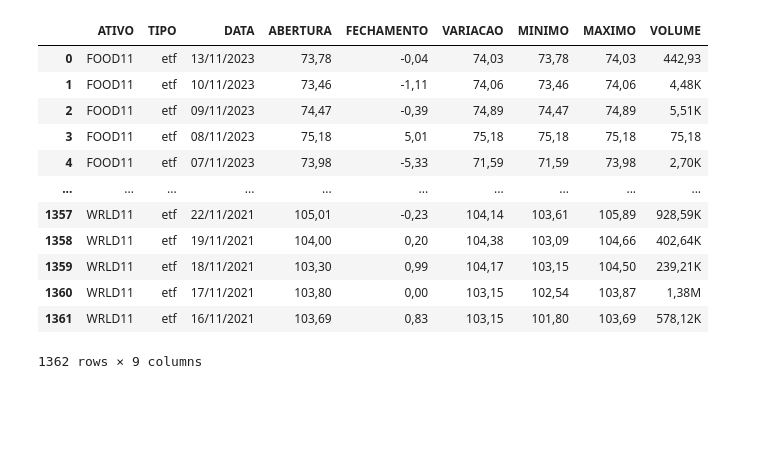
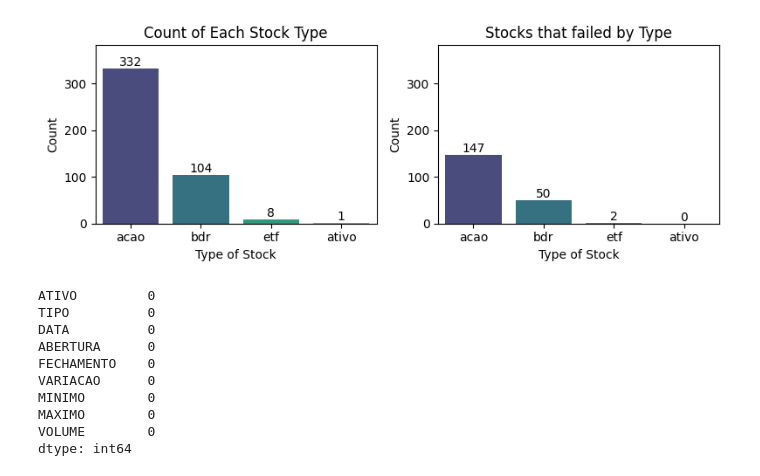
Before and after one commit to eng-robsonsampaio/scrape_stock_market, a Jupyter notebook: scrape_selenium.ipynb, the cells around one changed output. Saved outputs shown, nothing was run; the diff lists cells and outputs as text; code cells hidden in the pictures; blank space fills up the shorter version.

```diff
--- a/scrape_selenium.ipynb
+++ b/scrape_selenium.ipynb
@@ -104,8 +105,8 @@ for p in ax.patches:
 # %%
-def click_on_element(driver, method, path, wait_time=30):
+def click_on_element(driver, method, path, wait_time=15):
     try:
         WebDriverWait(driver, wait_time).until(EC.element_to_be_clickable((method, path))).click()
         return True
     except:
-        print(f'Can not click on {path}')
+        # print(f'Could not click on {path}')
         return False
@@ -262,0 +265,4 @@ resultado
+# %%
+header_df = ['ATIVO', 'TIPO', 'DATA', 'ABERTURA', 'FECHAMENTO', 'VARIACAO', 'MINIMO', 'MAXIMO', 'VOLUME']
+df_resultados = pd.DataFrame(columns=header_df)
+df_fail = pd.DataFrame(columns=['ATIVO', 'TIPO', 'LINK'])
@@ -263,16 +330,58 @@ resultado
+# %%
+import matplotlib.pyplot as plt
+import seaborn as sns
+
+# Criar um gráfico de barras usando seaborn
+fig, axes = plt.subplots(1, 2, figsize=(8, 3), sharey=True)
+
+df_unique = df_resultados.drop_duplicates(subset=['ATIVO', 'TIPO'])
+ax = sns.countplot(x='TIPO', data=df_unique, order=['acao', 'bdr', 'etf', 'ativo'], palette='viridis', ax=axes[0])
+axes[0].set_xlabel('Type of Stock')
+axes[0].set_ylabel('Count')
+axes[0].set_title('Count of Each Stock Type')
+axes[0].tick_params(axis='y', labelleft=True)
+# plt.ylim(top=550)
+# Adicionar a quantidade acima de cada barra
+for p in ax.patches:
+    ax.annotate(f'{int(p.get_height())}', (p.get_x() + p.get_width() / 2., p.get_height()),
+                ha='center', va='center', xytext=(0, 5), textcoords='offset points')
+
+ax_fail = sns.countplot(x='TIPO', data=df_fail, order=['acao', 'bdr', 'etf', 'ativo'], palette='viridis', ax=axes[1])
+axes[1].set_xlabel('Type of Stock')
+axes[1].set_ylabel('Count')
+axes[1].set_title('Stocks that failed by Type')
+axes[1].tick_params(axis='y', labelleft=True)
+
+# Calcular o limite superior para a y-axis separadamente para cada gráfico
+ylim_top_unique = df_unique['TIPO'].value_counts().max() * 1.15  # Aumentar 15%
+ylim_top_fail = df_fail['ATIVO'].value_counts().max() * 1.15  # Aumentar 15%
+limit = 0
+if ylim_top_unique > ylim_top_fail:
+    limit = ylim_top_unique
+else:
+    limit = ylim_top_fail
+# Ajustar o limite superior da y-axis em ambos os gráficos
+axes[0].set_ylim(top=limit)
+axes[1].set_ylim(top=limit)
+
+plt.tight_layout()
+# plt.ylim(top=550)
+# Adicionar a quantidade acima de cada barra
+for p in ax_fail.patches:
+    ax_fail.annotate(f'{int(p.get_height())}', (p.get_x() + p.get_width() / 2., p.get_height()),
+                ha='center', va='center', xytext=(0, 5), textcoords='offset points')
+# %% [output]
+[figure, added]
 # %%
-df_resultados
+df_resultados.isna().sum()
 # %% [output]
-|  | ATIVO | TIPO | DATA | ABERTURA | FECHAMENTO | VARIACAO | MINIMO | MAXIMO | VOLUME |
-| 0 | FOOD11 | etf | 13/11/2023 | 73,78 | -0,04 | 74,03 | 73,78 | 74,03 | 442,93 |
-| 1 | FOOD11 | etf | 10/11/2023 | 73,46 | -1,11 | 74,06 | 73,46 | 74,06 | 4,48K |
-| 2 | FOOD11 | etf | 09/11/2023 | 74,47 | -0,39 | 74,89 | 74,47 | 74,89 | 5,51K |
-| 3 | FOOD11 | etf | 08/11/2023 | 75,18 | 5,01 | 75,18 | 75,18 | 75,18 | 75,18 |
-| 4 | FOOD11 | etf | 07/11/2023 | 73,98 | -5,33 | 71,59 | 71,59 | 73,98 | 2,70K |
-| ... | ... | ... | ... | ... | ... | ... | ... | ... | ... |
-| 1357 | WRLD11 | etf | 22/11/2021 | 105,01 | -0,23 | 104,14 | 103,61 | 105,89 | 928,59K |
-| 1358 | WRLD11 | etf | 19/11/2021 | 104,00 | 0,20 | 104,38 | 103,09 | 104,66 | 402,64K |
-| 1359 | WRLD11 | etf | 18/11/2021 | 103,30 | 0,99 | 104,17 | 103,15 | 104,50 | 239,21K |
-| 1360 | WRLD11 | etf | 17/11/2021 | 103,80 | 0,00 | 103,15 | 102,54 | 103,87 | 1,38M |
-| 1361 | WRLD11 | etf | 16/11/2021 | 103,69 | 0,83 | 103,15 | 101,80 | 103,69 | 578,12K |
-1362 rows × 9 columns
+ATIVO         0
+TIPO          0
+DATA          0
+ABERTURA      0
+FECHAMENTO    0
+VARIACAO      0
+MINIMO        0
+MAXIMO        0
+VOLUME        0
+dtype: int64
```
Also changed, not shown: parts of 15 cells of this notebook, 1 other file.
